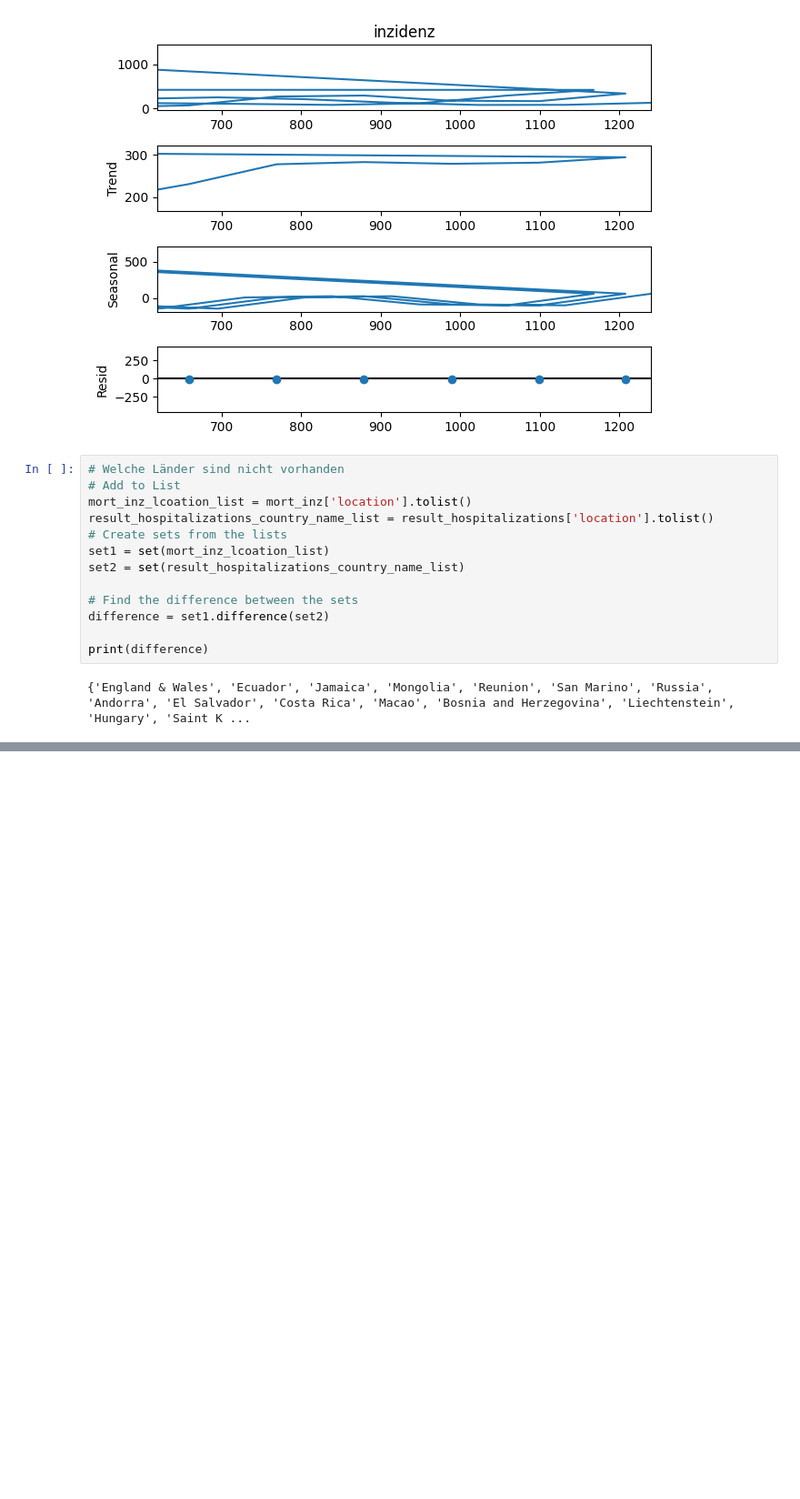
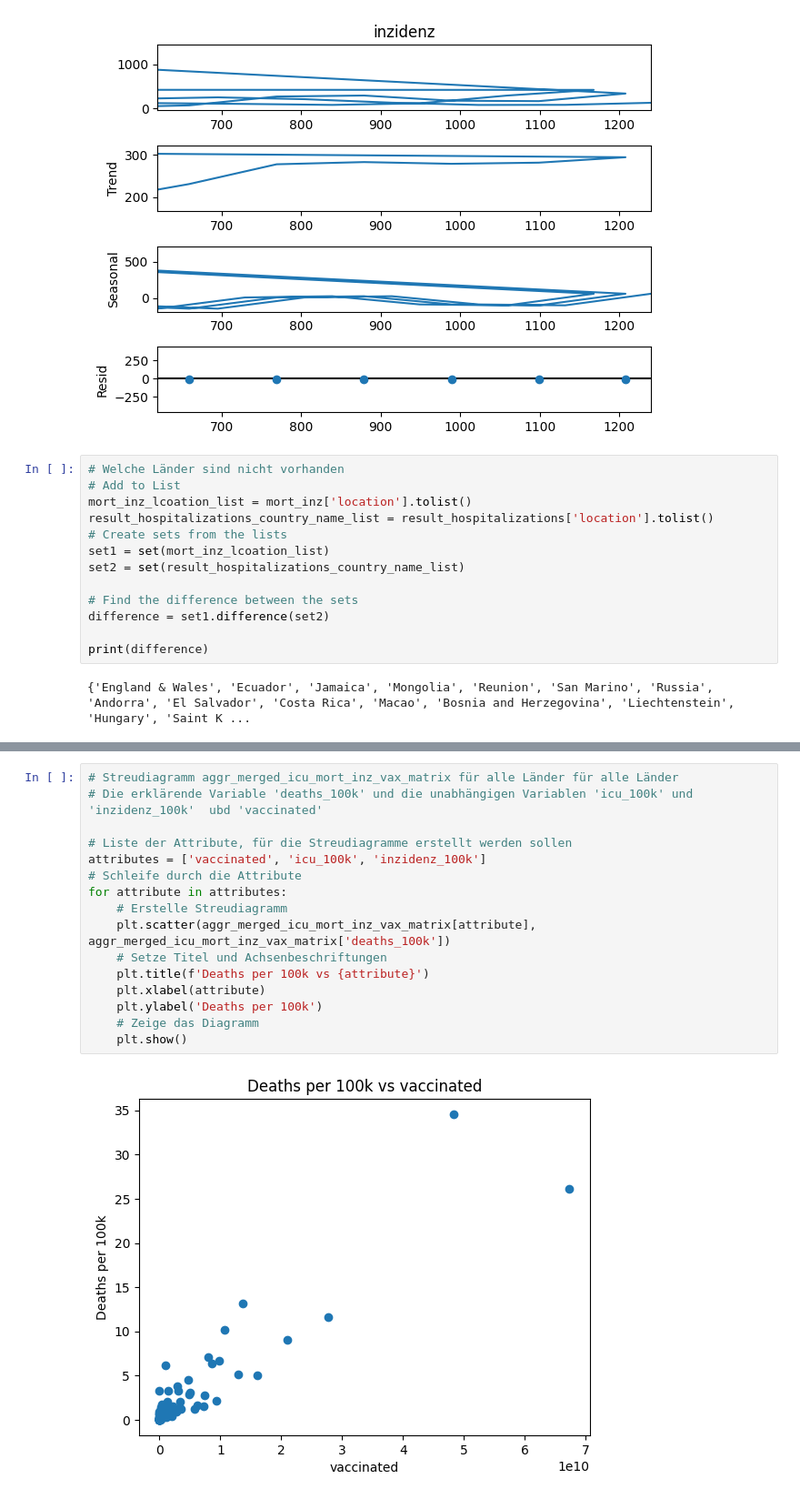
Before and after one commit to moshchev/smart_data, a Jupyter notebook: analyse.ipynb, the cells around one changed output, grey strips where cells are left out. Shown at 91% size. Saved outputs shown, nothing was run; the diff lists cells and outputs as text; blank space fills up the shorter version.

```diff
--- a/analyse.ipynb
+++ b/analyse.ipynb
@@ -1241,0 +1342,18 @@ print(difference)
+# %%
+# Streudiagramm aggr_merged_icu_mort_inz_vax_matrix für alle Länder für alle Länder
+# Die erklärende Variable 'deaths_100k' und die unabhängigen Variablen 'icu_100k' und 'inzidenz_100k'  ubd 'vaccinated'
+
+# Liste der Attribute, für die Streudiagramme erstellt werden sollen
+attributes = ['vaccinated', 'icu_100k', 'inzidenz_100k']
+# Schleife durch die Attribute
+for attribute in attributes:
+    # Erstelle Streudiagramm
+    plt.scatter(aggr_merged_icu_mort_inz_vax_matrix[attribute], aggr_merged_icu_mort_inz_vax_matrix['deaths_100k'])
+    # Setze Titel und Achsenbeschriftungen
+    plt.title(f'Deaths per 100k vs {attribute}')
+    plt.xlabel(attribute)
+    plt.ylabel('Deaths per 100k')
+    # Zeige das Diagramm
+    plt.show()
+# %% [output]
+[figure, added]
```
Also changed, not shown: parts of 45 cells of this notebook.
